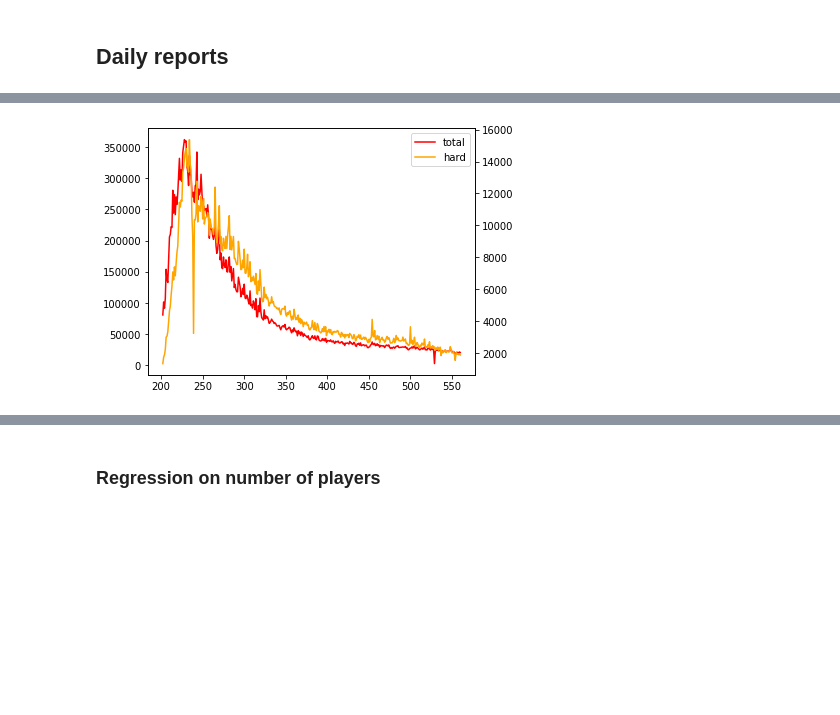
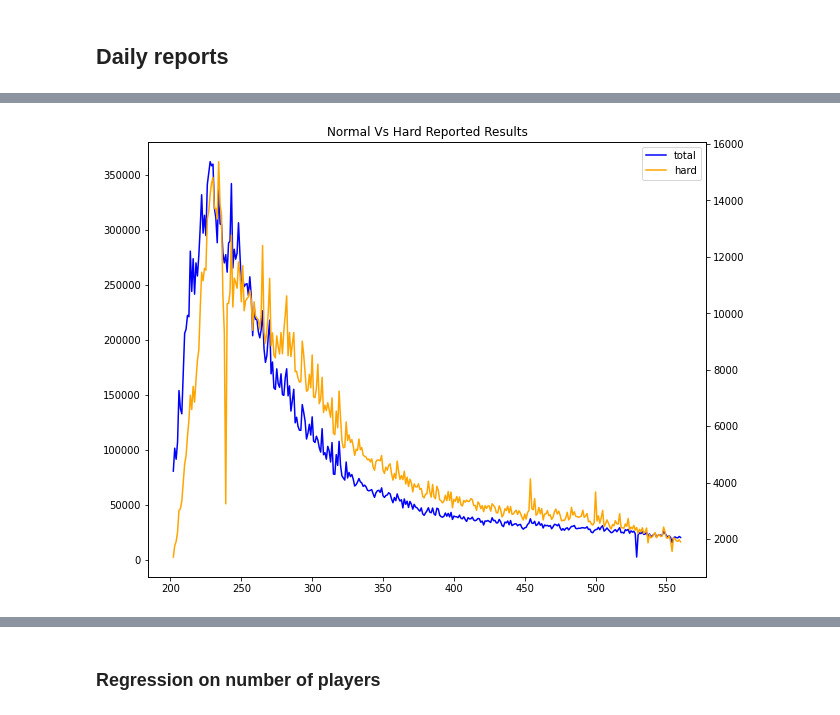
Before and after one commit to Gabinson200/MCM_Wordle, a Jupyter notebook: MCM_Worlde.ipynb, the cells around one changed output, grey strips where cells are left out. Saved outputs shown, nothing was run; the diff lists cells and outputs as text; code cells hidden in the pictures; blank space fills up the shorter version.

```diff
--- a/MCM_Worlde.ipynb
+++ b/MCM_Worlde.ipynb
@@ -69,12 +76,13 @@ plt.plot(indx, number_of_hard_results)
 # %%
+plt.figure(figsize=(10, 8))
+plt.title('Normal Vs Hard Reported Results')
 plt.rcParams["figure.autolayout"] = True
 ax1 = plt.subplot()
-l1, = ax1.plot(indx, number_of_results, color='red')
+l1, = ax1.plot(indx, number_of_results, color='blue')
 ax2 = ax1.twinx()
 l2, = ax2.plot(indx, number_of_hard_results, color='orange')
-
 plt.legend([l1, l2], ["total", "hard"])
-
+plt.savefig('Normal Vs Hard Reported Results.png')
 plt.show()
 # %% [output]
-[figure, old version]
+[figure, new version]
```
Also changed, not shown: parts of 33 cells of this notebook.
